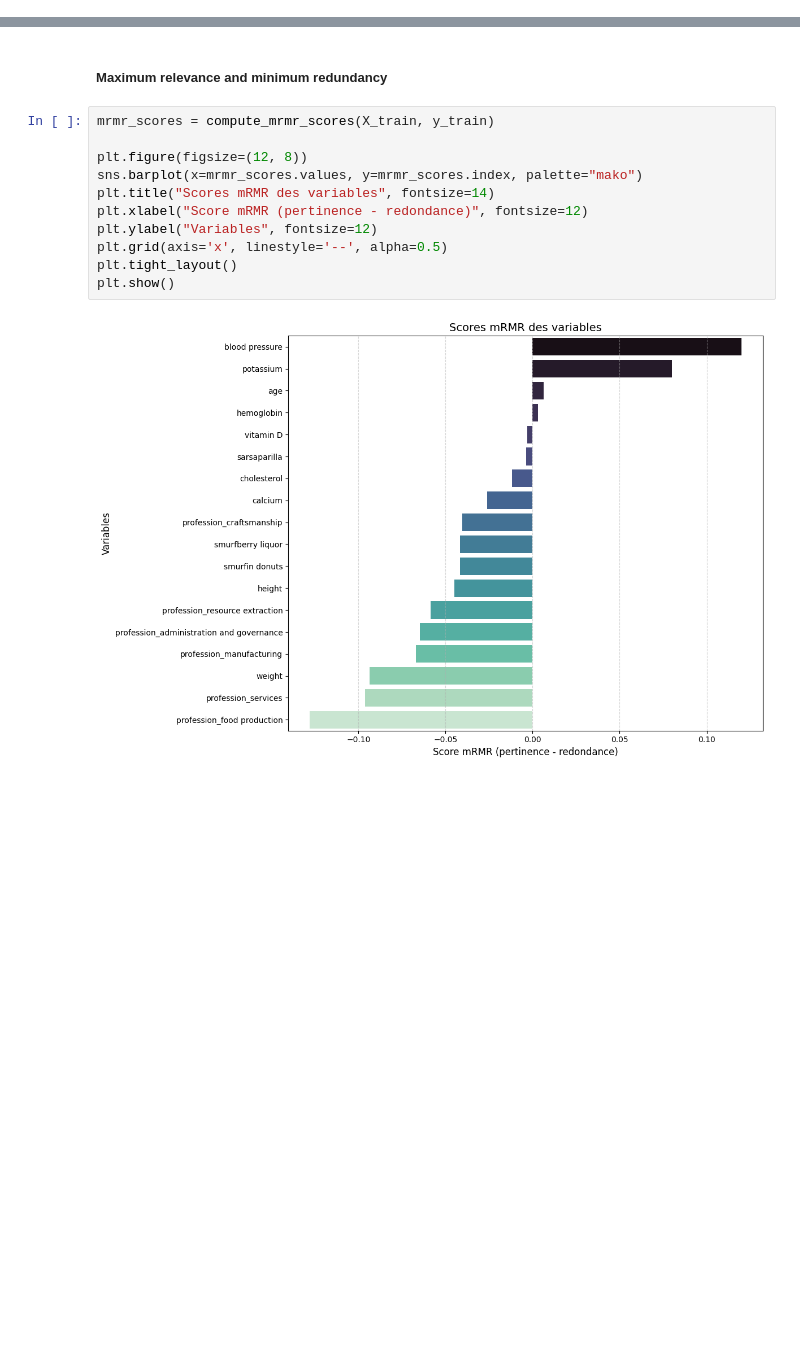
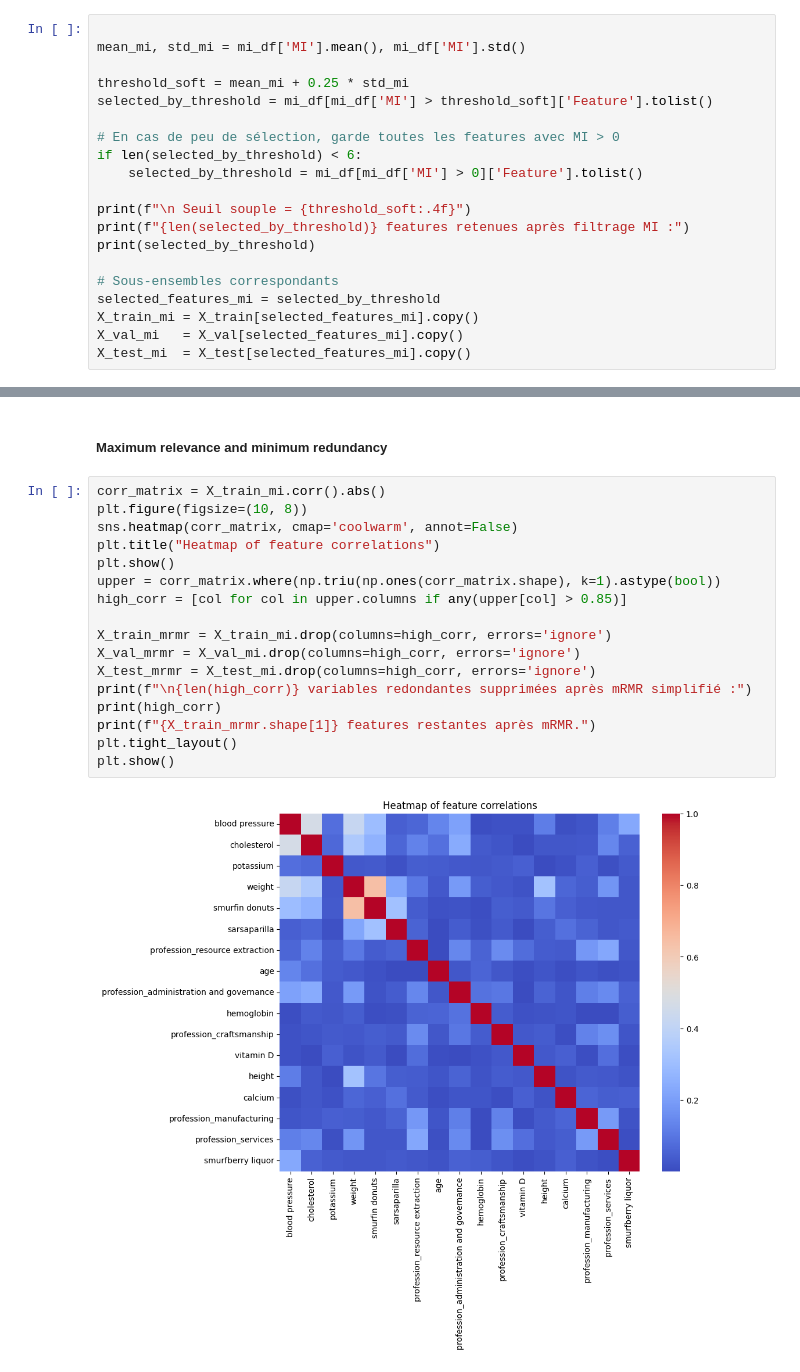
Before and after one commit to thomasrixen/LELEC2870-Project, a Jupyter notebook: Part1/Part1.ipynb, the cells around one changed output, grey strips where cells are left out. Saved outputs shown, nothing was run; the diff lists cells and outputs as text; blank space fills up the shorter version.

```diff
--- a/Part1/Part1.ipynb
+++ b/Part1/Part1.ipynb
@@ -318,0 +285,20 @@ Selected features:
+# %%
+
+mean_mi, std_mi = mi_df['MI'].mean(), mi_df['MI'].std()
+
+threshold_soft = mean_mi + 0.25 * std_mi
+selected_by_threshold = mi_df[mi_df['MI'] > threshold_soft]['Feature'].tolist()
+
+# En cas de peu de sélection, garde toutes les features avec MI > 0
+if len(selected_by_threshold) < 6:
+    selected_by_threshold = mi_df[mi_df['MI'] > 0]['Feature'].tolist()
+
+print(f"\n Seuil souple = {threshold_soft:.4f}")
+print(f"{len(selected_by_threshold)} features retenues après filtrage MI :")
+print(selected_by_threshold)
+
+# Sous-ensembles correspondants
+selected_features_mi = selected_by_threshold
+X_train_mi = X_train[selected_features_mi].copy()
+X_val_mi   = X_val[selected_features_mi].copy()
+X_test_mi  = X_test[selected_features_mi].copy()
@@ -319,15 +309,21 @@ Selected features:
 # %% [markdown]
 ##### Maximum relevance and minimum redundancy
 # %%
-mrmr_scores = compute_mrmr_scores(X_train, y_train)
+corr_matrix = X_train_mi.corr().abs()
+plt.figure(figsize=(10, 8))
+sns.heatmap(corr_matrix, cmap='coolwarm', annot=False)
+plt.title("Heatmap of feature correlations")
+plt.show()
+upper = corr_matrix.where(np.triu(np.ones(corr_matrix.shape), k=1).astype(bool))
+high_corr = [col for col in upper.columns if any(upper[col] > 0.85)]
 
-plt.figure(figsize=(12, 8))
-sns.barplot(x=mrmr_scores.values, y=mrmr_scores.index, palette="mako")
-plt.title("Scores mRMR des variables", fontsize=14)
-plt.xlabel("Score mRMR (pertinence - redondance)", fontsize=12)
-plt.ylabel("Variables", fontsize=12)
-plt.grid(axis='x', linestyle='--', alpha=0.5)
+X_train_mrmr = X_train_mi.drop(columns=high_corr, errors='ignore')
+X_val_mrmr = X_val_mi.drop(columns=high_corr, errors='ignore')
+X_test_mrmr = X_test_mi.drop(columns=high_corr, errors='ignore')
+print(f"\n{len(high_corr)} variables redondantes supprimées après mRMR simplifié :")
+print(high_corr)
+print(f"{X_train_mrmr.shape[1]} features restantes après mRMR.")
 plt.tight_layout()
 plt.show()
 # %% [output]
-[figure, old version]
+[figure, new version]
```
Also changed, not shown: parts of 22 cells of this notebook.
